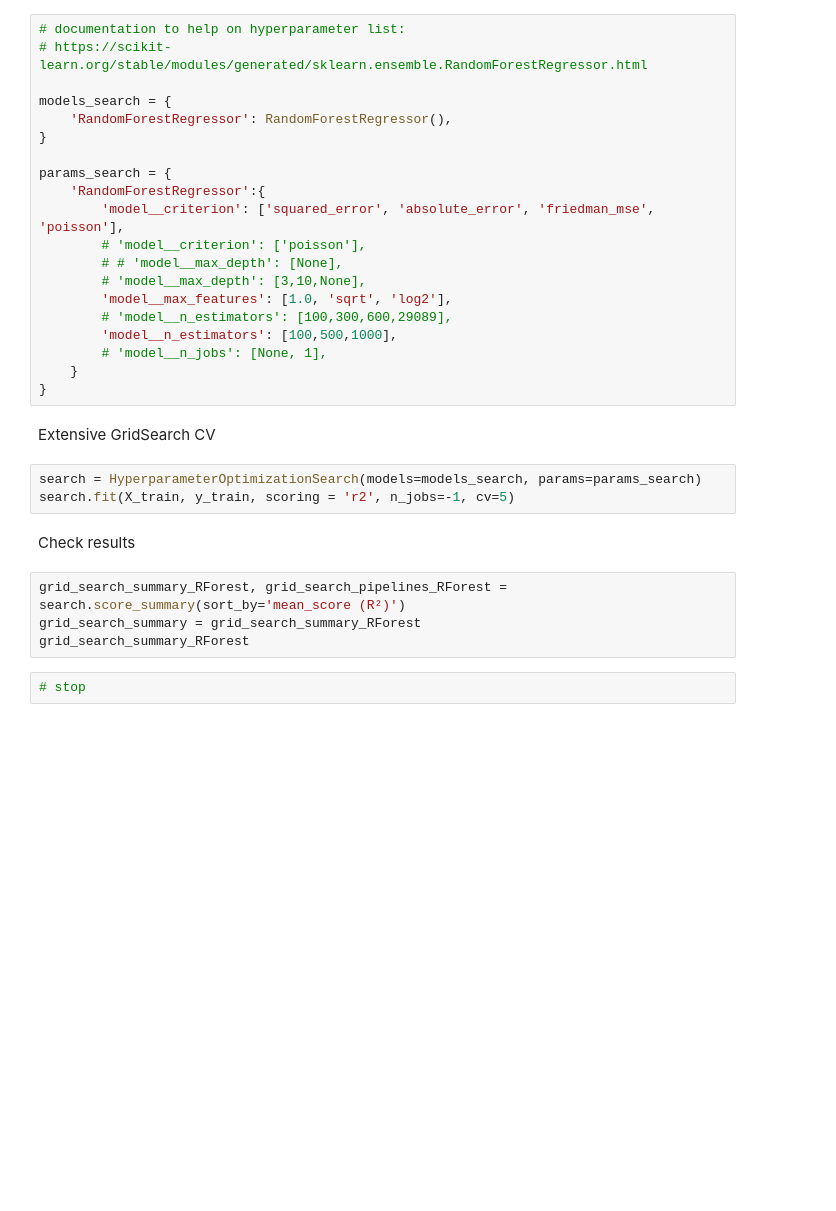
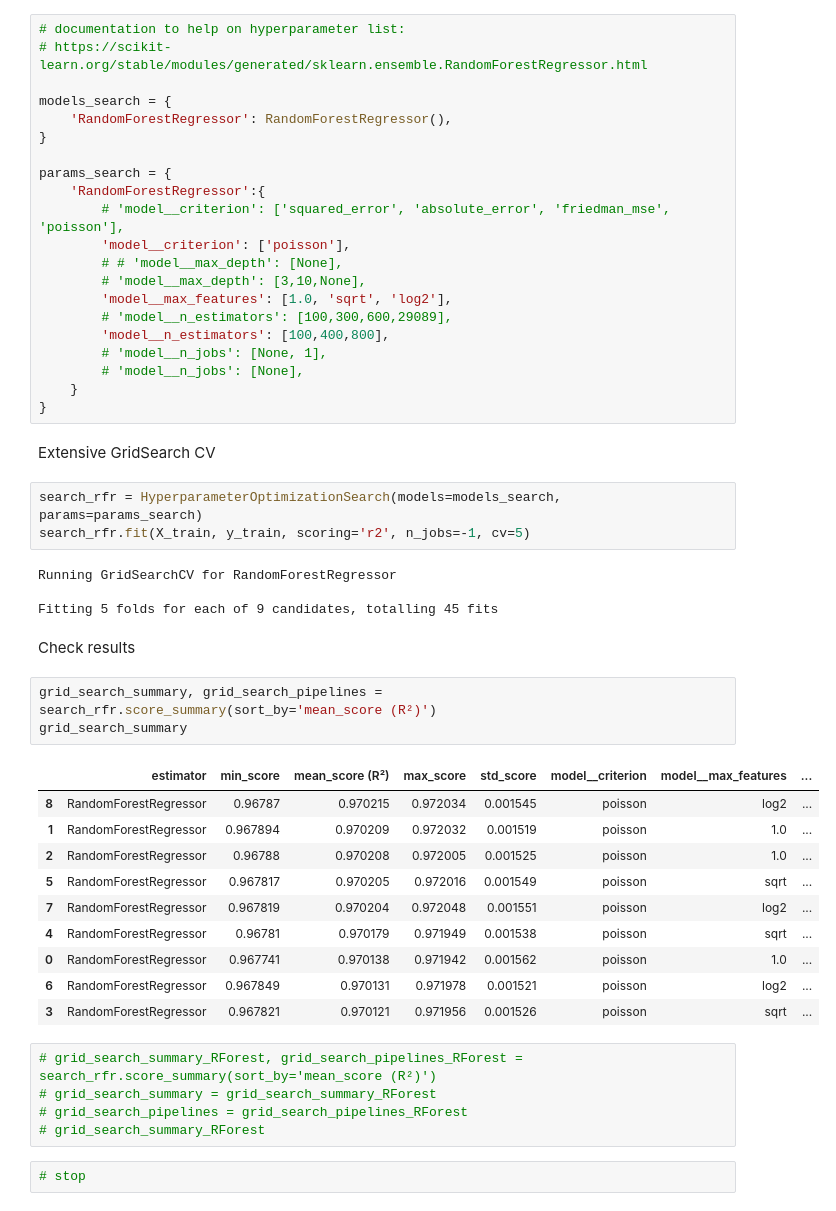
Before and after one commit to roeszler/filter-maintenance-predictor, a Jupyter notebook: jupyter_notebooks/05_refact - Modeling and Evaluation.ipynb, the cells around one changed output. Cells and saved outputs as stored; diff of their text form; blank space fills up the shorter version.

Commit message:
refact RUL modelling testing UD64

```diff
--- a/jupyter_notebooks/05_refact - Modeling and Evaluation.ipynb
+++ b/jupyter_notebooks/05_refact - Modeling and Evaluation.ipynb
@@ -324,27 +462,47 @@ models_search = {
 
 params_search = {
     'RandomForestRegressor':{
-        'model__criterion': ['squared_error', 'absolute_error', 'friedman_mse', 'poisson'],
-        # 'model__criterion': ['poisson'],
+        # 'model__criterion': ['squared_error', 'absolute_error', 'friedman_mse', 'poisson'],
+        'model__criterion': ['poisson'],
         # # 'model__max_depth': [None],
         # 'model__max_depth': [3,10,None],
         'model__max_features': [1.0, 'sqrt', 'log2'],
         # 'model__n_estimators': [100,300,600,29089],
-        'model__n_estimators': [100,500,1000],
+        'model__n_estimators': [100,400,800],
         # 'model__n_jobs': [None, 1],
+        # 'model__n_jobs': [None],
     }
 }
 # %% [markdown]
 Extensive GridSearch CV
 # %%
-search = HyperparameterOptimizationSearch(models=models_search, params=params_search)
-search.fit(X_train, y_train, scoring = 'r2', n_jobs=-1, cv=5)
+search_rfr = HyperparameterOptimizationSearch(models=models_search, params=params_search)
+search_rfr.fit(X_train, y_train, scoring='r2', n_jobs=-1, cv=5)
+# %% [output]
+Running GridSearchCV for RandomForestRegressor
+
+Fitting 5 folds for each of 9 candidates, totalling 45 fits
 # %% [markdown]
 Check results
+# %%
+grid_search_summary, grid_search_pipelines = search_rfr.score_summary(sort_by='mean_score (R²)')
+grid_search_summary
+# %% [output]
+|  | estimator | min_score | mean_score (R²) | max_score | std_score | model__criterion | model__max_features | ... |
+| 8 | RandomForestRegressor | 0.96787 | 0.970215 | 0.972034 | 0.001545 | poisson | log2 | ... |
+| 1 | RandomForestRegressor | 0.967894 | 0.970209 | 0.972032 | 0.001519 | poisson | 1.0 | ... |
+| 2 | RandomForestRegressor | 0.96788 | 0.970208 | 0.972005 | 0.001525 | poisson | 1.0 | ... |
+| 5 | RandomForestRegressor | 0.967817 | 0.970205 | 0.972016 | 0.001549 | poisson | sqrt | ... |
+| 7 | RandomForestRegressor | 0.967819 | 0.970204 | 0.972048 | 0.001551 | poisson | log2 | ... |
+| 4 | RandomForestRegressor | 0.96781 | 0.970179 | 0.971949 | 0.001538 | poisson | sqrt | ... |
+| 0 | RandomForestRegressor | 0.967741 | 0.970138 | 0.971942 | 0.001562 | poisson | 1.0 | ... |
+| 6 | RandomForestRegressor | 0.967849 | 0.970131 | 0.971978 | 0.001521 | poisson | log2 | ... |
+| 3 | RandomForestRegressor | 0.967821 | 0.970121 | 0.971956 | 0.001526 | poisson | sqrt | ... |
 # %%
-grid_search_summary_RForest, grid_search_pipelines_RForest = search.score_summary(sort_by='mean_score (R²)')
-grid_search_summary = grid_search_summary_RForest
-grid_search_summary_RForest
+# grid_search_summary_RForest, grid_search_pipelines_RForest = search_rfr.score_summary(sort_by='mean_score (R²)')
+# grid_search_summary = grid_search_summary_RForest
+# grid_search_pipelines = grid_search_pipelines_RForest
+# grid_search_summary_RForest
 # %%
 # stop
 # %% [markdown]
```
Also changed, not shown: parts of 22 cells of this notebook, 1 other file.
